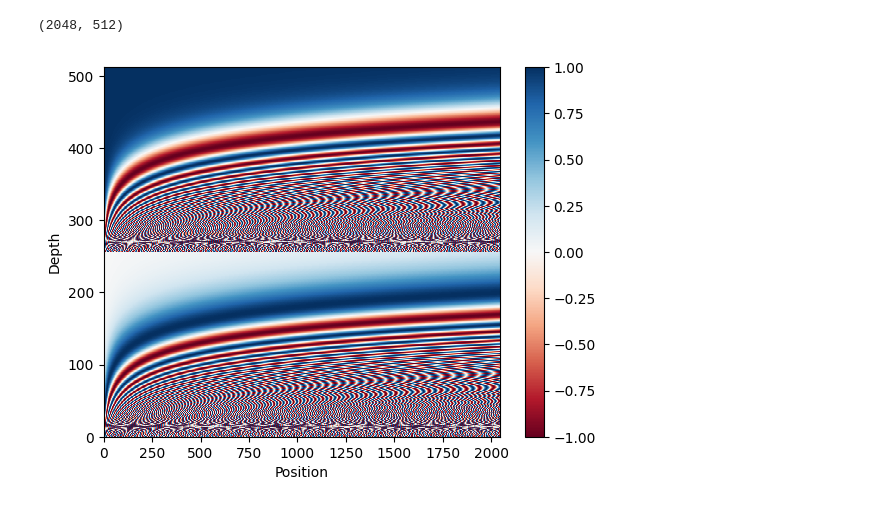
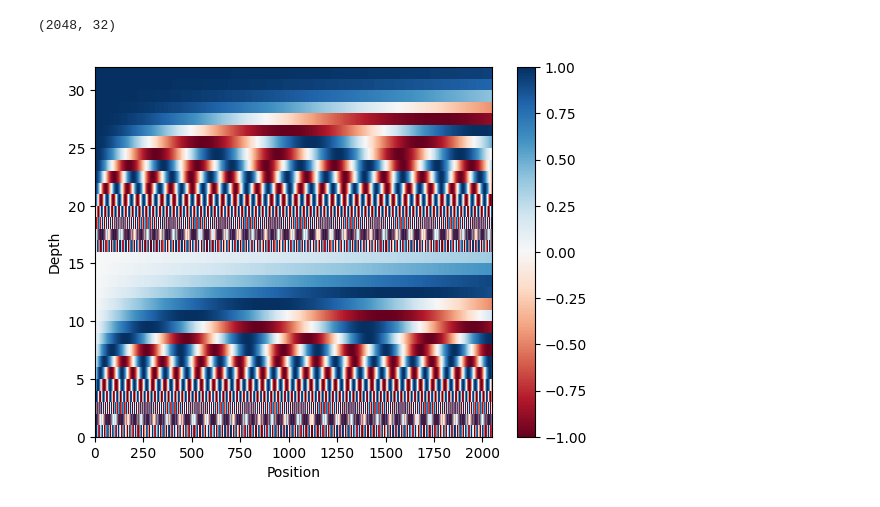
Before and after one commit to yolisses/learning-attention, a Jupyter notebook: position.ipynb, the cells around one changed output. Drawn from its saved outputs; the diff is of its cells as text; code cells hidden in the pictures.

```diff
--- a/position.ipynb
+++ b/position.ipynb
@@ -16,17 +16,17 @@ def positional_encoding(length, depth):
 
     return tf.cast(pos_encoding, dtype=tf.float32)
 # %%
-pos_encoding = positional_encoding(length=2048, depth=512)
+pos_encoding = positional_encoding(length=2048, depth=32)
 
 # Check the shape.
 print(pos_encoding.shape)
 
 # Plot the dimensions.
 plt.pcolormesh(pos_encoding.numpy().T, cmap="RdBu")
 plt.ylabel("Depth")
 plt.xlabel("Position")
 plt.colorbar()
 plt.show()
 # %% [output]
-(2048, 512)
+(2048, 32)
-[figure, old version]
+[figure, new version]
```
Also changed, not shown: 1 other file.
